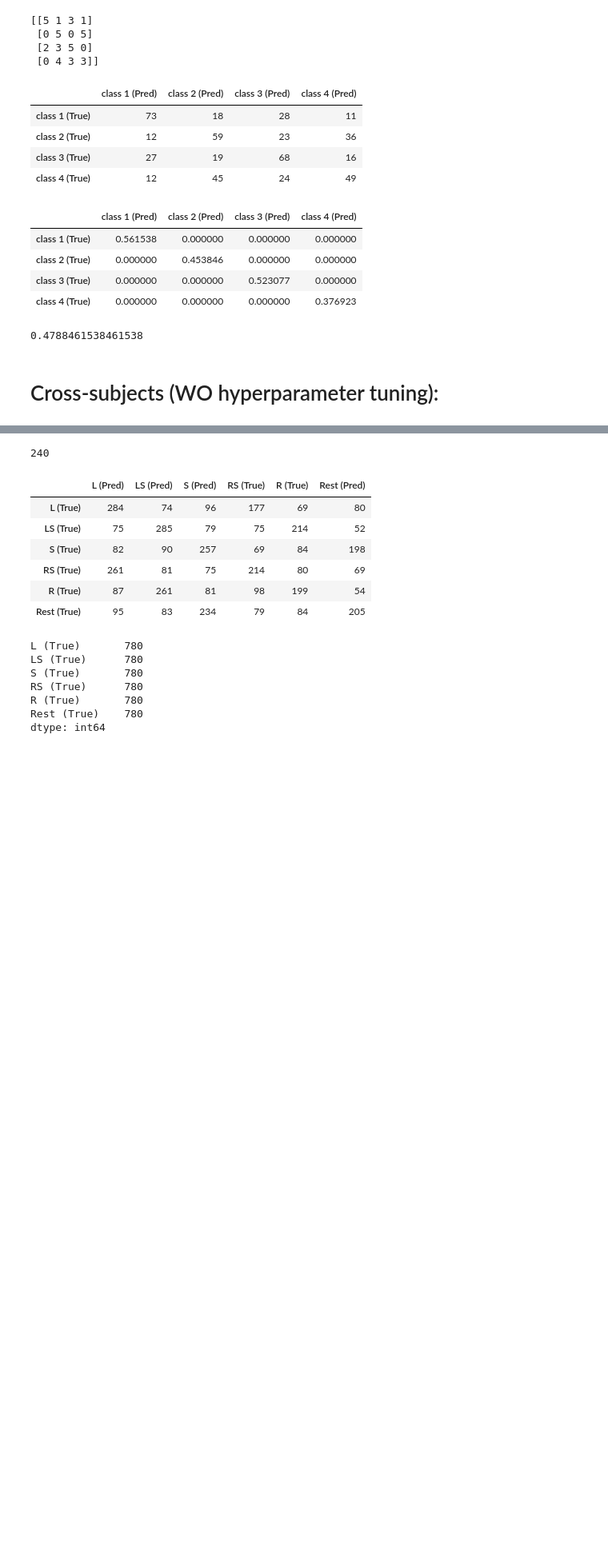
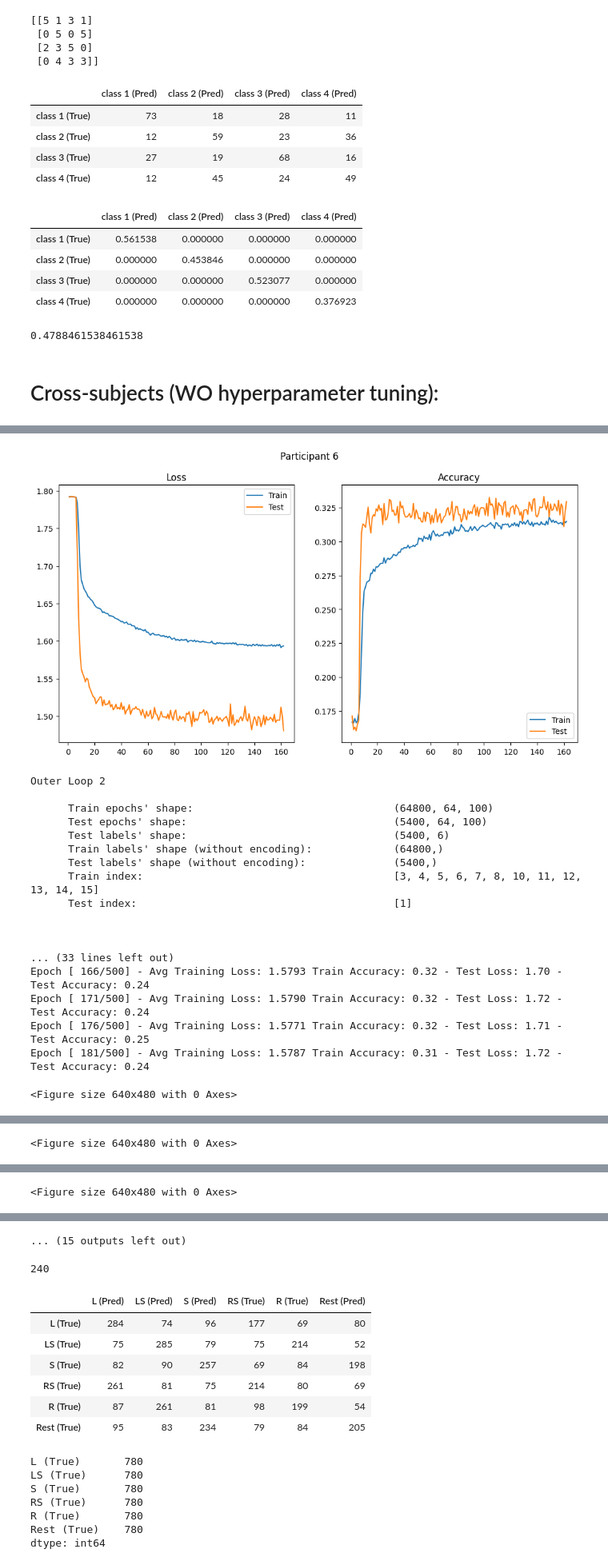
Before and after one commit to bijan-2000/DeepBCI, a Jupyter notebook: BCI_11 - Phase2_Zhang_6_class_Augumented.ipynb, the cells around one changed output, grey strips where cells are left out. Shown at 80% size. Saved outputs shown, nothing was run; the diff lists cells and outputs as text; code cells hidden in the pictures; blank space fills up the shorter version.

```diff
--- a/BCI_11 - Phase2_Zhang_6_class_Augumented.ipynb
+++ b/BCI_11 - Phase2_Zhang_6_class_Augumented.ipynb
@@ -985,7 +984,7 @@ all_tests_true = []
 all_tests_pred = []
 max_epochs = 500
 learning_rate=0.001
-weight_decay=0.5*learning_rate
+weight_decay=0.1*learning_rate
 
 
 kf_outer2 = KFold(n_splits=num_subjects, shuffle=True, random_state=2)    # Split the data into Train_CrossVal and test sets.
@@ -1151,0 +1159,19 @@ Outer Loop 1
+[figure, added]
+Outer Loop 2
+
+      Train epochs' shape:                                (64800, 64, 100)
+      Test epochs' shape:                                 (5400, 64, 100)
+      Test labels' shape:                                 (5400, 6)
+      Train labels' shape (without encoding):             (64800,)
+      Test labels' shape (without encoding):              (5400,)
+      Train index:                                        [3, 4, 5, 6, 7, 8, 10, 11, 12, 13, 14, 15]
+      Test index:                                         [1]
+
+
+
+... (33 lines left out)
+Epoch [ 166/500] - Avg Training Loss: 1.5793 Train Accuracy: 0.32 - Test Loss: 1.70 - Test Accuracy: 0.24
+Epoch [ 171/500] - Avg Training Loss: 1.5790 Train Accuracy: 0.32 - Test Loss: 1.72 - Test Accuracy: 0.24
+Epoch [ 176/500] - Avg Training Loss: 1.5771 Train Accuracy: 0.32 - Test Loss: 1.71 - Test Accuracy: 0.25
+Epoch [ 181/500] - Avg Training Loss: 1.5787 Train Accuracy: 0.31 - Test Loss: 1.72 - Test Accuracy: 0.24
+<Figure size 640x480 with 0 Axes>
@@ -1151,0 +1196 @@ Outer Loop 1
+<Figure size 640x480 with 0 Axes>
@@ -1151,0 +1215 @@ Outer Loop 1
+<Figure size 640x480 with 0 Axes>
@@ -1152,3 +1234,4 @@ Outer Loop 1
+... (15 outputs left out)
 # %%
 len(all_tests_pred[2])
 # %% [output]
```
Also changed, not shown: parts of 5 cells of this notebook, 13 other files.
